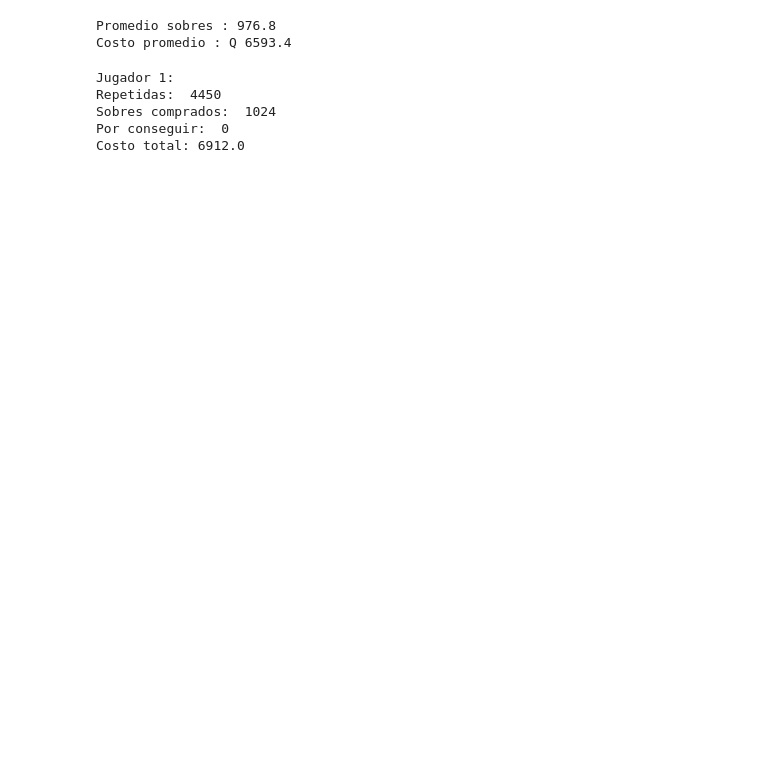
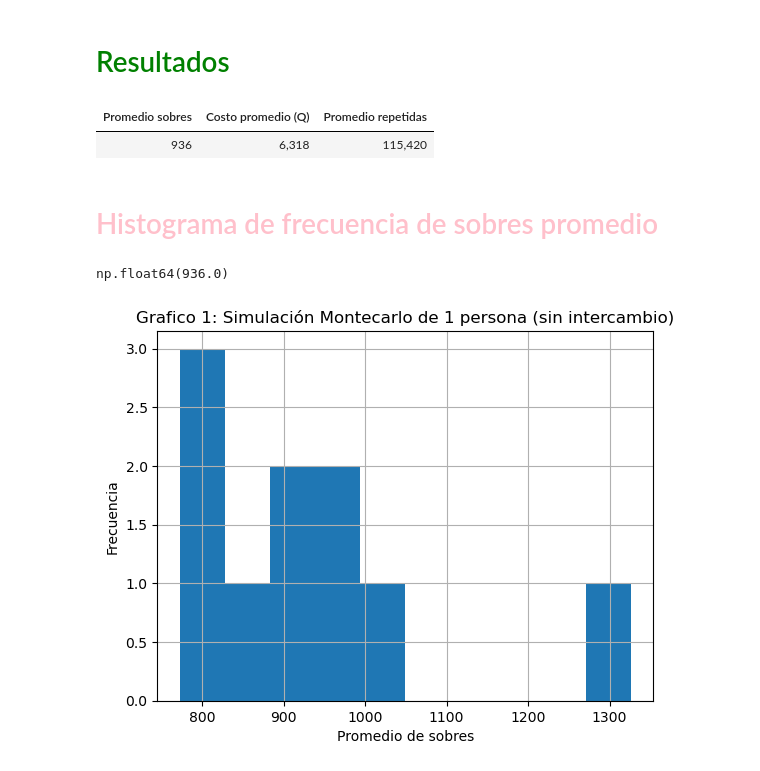
Before and after one commit to PES-BG-2025/proj-y-messicode, a Jupyter notebook: simulacion_album.ipynb, the cells around one changed output. Drawn from its saved outputs; the diff is of its cells as text; code cells hidden in the pictures; blank space fills up the shorter version.

```diff
--- a/simulacion_album.ipynb
+++ b/simulacion_album.ipynb
@@ -49,26 +52,8 @@ for i in range(numero_simulaciones):
     Resultados.append(sobres_comprados)
     Costo_tot_sobres.append(costo_sobre*sobres_comprados)
 
-print()
 Sobres_prom=sum(Resultados[:])/numero_simulaciones
-print("Promedio sobres :", Sobres_prom)
 
 Costo_prom=sum(Costo_tot_sobres[:])/numero_simulaciones
-print("Costo promedio : Q", Costo_prom)
+
+Repe_prom=sum(lista_repetidas[:])/numero_simulaciones
-# %% [output]
-Promedio sobres : 976.8
-Costo promedio : Q 6593.4
-# %%
-while estampas_faltantes>0:
-    abrir_sobre()
-print("Jugador 1: ")
-print("Repetidas: ", intercambiables)
-print("Sobres comprados: ", sobres_comprados)
-print("Por conseguir: " ,estampas_faltantes)
-print("Costo total:", costo_sobre*sobres_comprados)
-# %% [output]
-Jugador 1:
-Repetidas:  4450
-Sobres comprados:  1024
-Por conseguir:  0
-Costo total: 6912.0
@@ -81,0 +60,31 @@ Costo total: 6912.0
+# %% [markdown]
+# <span style="color:green">Resultados </span>
+# %%
+#Resultados=pd.Series(["-"])
+sobres_prom_series = pd.Series([Sobres_prom])
+Costo_prom_series = pd.Series([Costo_prom])
+Repe_prom_series=pd.Series([Repe_prom])
+df = pd.DataFrame({  "Promedio sobres": sobres_prom_series, "Costo promedio (Q)": Costo_prom_series, "Promedio repetidas": Repe_prom_series })
+df
+df.style.hide(axis="index").format("{:,.0f}")
+# %% [output]
+| Promedio sobres | Costo promedio (Q) | Promedio repetidas |
+| 936 | 6,318 | 115,420 |
+# %%
+serie_sobres_simulaciones=pd.Series(Resultados)
+serie_costo_simulaciones=pd.Series(Costo_tot_sobres)
+data_frame_simulaciones=pd.DataFrame({"Promedio sobres":serie_sobres_simulaciones,"Costo sobres":serie_costo_simulaciones})
+#data_frame_simulaciones
+# %% [markdown]
+# <span style="color:pink">Histograma de frecuencia de sobres promedio </span>
+# %%
+grafico1=data_frame_simulaciones["Promedio sobres"].hist()
+
+grafico1.set_title("Grafico 1: Simulación Montecarlo de 1 persona (sin intercambio)")
+grafico1.set_xlabel("Promedio de sobres")
+grafico1.set_ylabel("Frecuencia")
+
+data_frame_simulaciones["Promedio sobres"].mean()
+# %% [output]
+np.float64(936.0)
+[figure, added]
```
Also changed, not shown: parts of 4 cells of this notebook.
